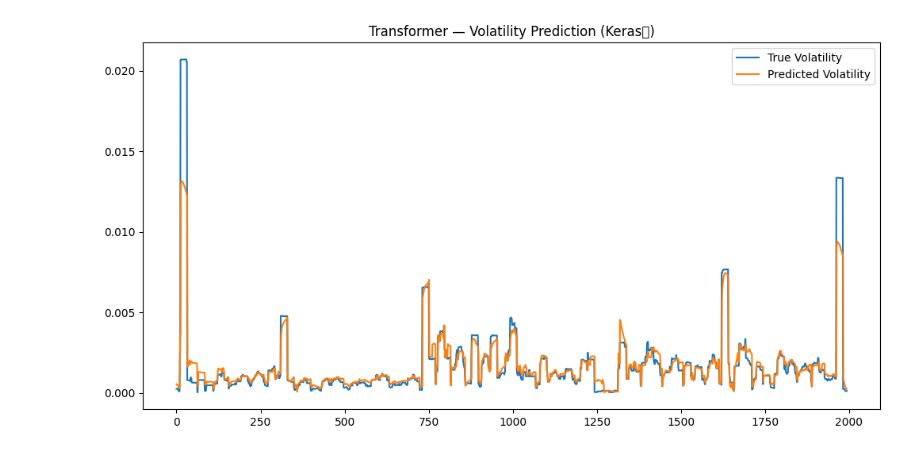
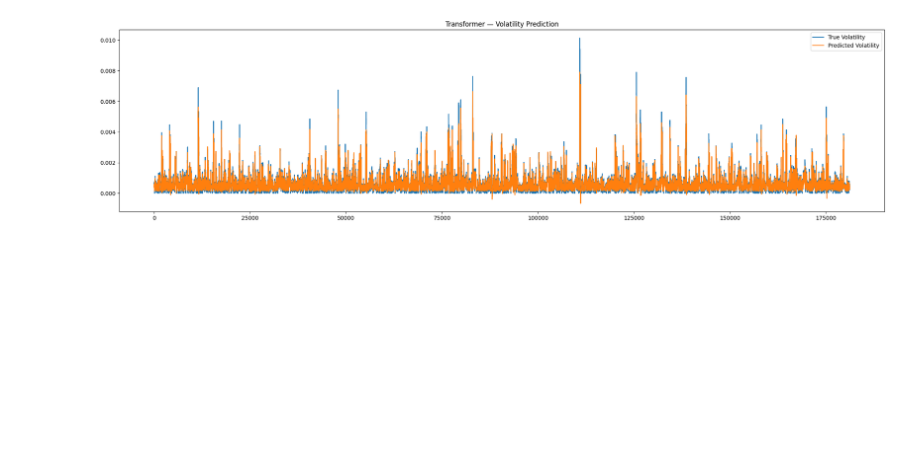
Before and after one commit to Ayush-Singh-31/Optiver-07, a Jupyter notebook: Models/Transformer-based.ipynb, the cells around one changed output. Drawn from its saved outputs; the diff is of its cells as text; code cells hidden in the pictures; blank space fills up the shorter version.

```diff
--- a/Models/Transformer-based.ipynb
+++ b/Models/Transformer-based.ipynb
@@ -0,0 +12,2 @@
+# %%
+df = pd.read_csv("/Users/ayush/Documents/University/Year 03/Sem 01/DATA3888/Optiver-07/Data/individual_book_train/stock_0.csv")
@@ -0,0 +132,11 @@
+# %%
+model = build_transformer_model(SEQ_LEN)
+model.compile(optimizer=tf.keras.optimizers.Adam(learning_rate=0.01),loss='mse')
+early_stop = callbacks.EarlyStopping(monitor='val_loss', patience=20, restore_best_weights=True)
+history = model.fit(X_train, y_train,
+                    validation_split=0.1,
+                    epochs=2,
+                    batch_size=32,
+                    callbacks=[early_stop],
+                    verbose=1,
+                    )
@@ -1,74 +154,8 @@
 # %%
-import numpy as np
-import pandas as pd
-import matplotlib.pyplot as plt
-from sklearn.preprocessing import MinMaxScaler
-import tensorflow as tf
-from tensorflow.keras import layers, models, callbacks
-
-np.random.seed(3888)
-tf.random.set_seed(3888)
-
-df = pd.read_csv("/Users/hanzichun/Desktop/Optiver-07/Data/S27FE-10K.csv")
-volatility = df['realized_volatility'].values.reshape(-1, 1)
-
-scaler = MinMaxScaler()
-volatility_scaled = scaler.fit_transform(volatility).flatten()
-
-SEQ_LEN = 30
-
-def create_dataset(data, seq_len):
-    X, y = [], []
-    for i in range(len(data) - seq_len):
-        X.append(data[i:i+seq_len])
-        y.append(data[i+seq_len])
-    return np.array(X)[..., np.newaxis], np.array(y)
-
-X, y = create_dataset(volatility_scaled, SEQ_LEN)
-
-split = int(len(X) * 0.8)
-X_train, X_test = X[:split], X[split:]
-y_train, y_test = y[:split], y[split:]
-
-def build_transformer_model(seq_len, input_dim=1, d_model=64, num_heads=4, num_layers=2):
-    inputs = layers.Input(shape=(seq_len, input_dim))
-
-    x = layers.Dense(d_model)(inputs)
-
-    for _ in range(num_layers):
-        x1 = layers.LayerNormalization(epsilon=1e-6)(x)
-        attention_output = layers.MultiHeadAttention(num_heads=num_heads, key_dim=d_model)(x1, x1)
-        x2 = layers.Add()([x, attention_output])
-        x3 = layers.LayerNormalization(epsilon=1e-6)(x2)
-        ffn_output = layers.Dense(d_model * 4, activation='relu')(x3)
-        ffn_output = layers.Dense(d_model)(ffn_output)
-        x = layers.Add()([x2, ffn_output])
-
-    x = layers.LayerNormalization(epsilon=1e-6)(x)
-    output = layers.Dense(1)(x[:, -1, :])
-    model = models.Model(inputs, output)
-    return model
-
-model = build_transformer_model(SEQ_LEN)
-model.compile(optimizer=tf.keras.optimizers.Adam(learning_rate=0.001),loss='mse')
-
-early_stop = callbacks.EarlyStopping(monitor='val_loss', patience=20, restore_best_weights=True)
-
-history = model.fit(X_train, y_train,
-                    validation_split=0.1,
-                    epochs=300,
-                    batch_size=32,
-                    callbacks=[early_stop],
-                    verbose=1)
-
-predictions = model.predict(X_test).flatten()
-predictions = scaler.inverse_transform(predictions.reshape(-1, 1)).flatten()
-actuals = scaler.inverse_transform(y_test.reshape(-1, 1)).flatten()
-
-plt.figure(figsize=(12, 6))
+plt.figure(figsize=(25, 6))
 plt.plot(actuals, label="True Volatility")
 plt.plot(predictions, label="Predicted Volatility")
 plt.legend()
-plt.title("Transformer — Volatility Prediction (Keras版)")
+plt.title("Transformer — Volatility Prediction")
 plt.show()
 # %% [output]
@@ -92 +162 @@ Epoch 26/300
-[figure, old version]
+[figure, new version]
```
Also changed, not shown: parts of 10 cells of this notebook.
